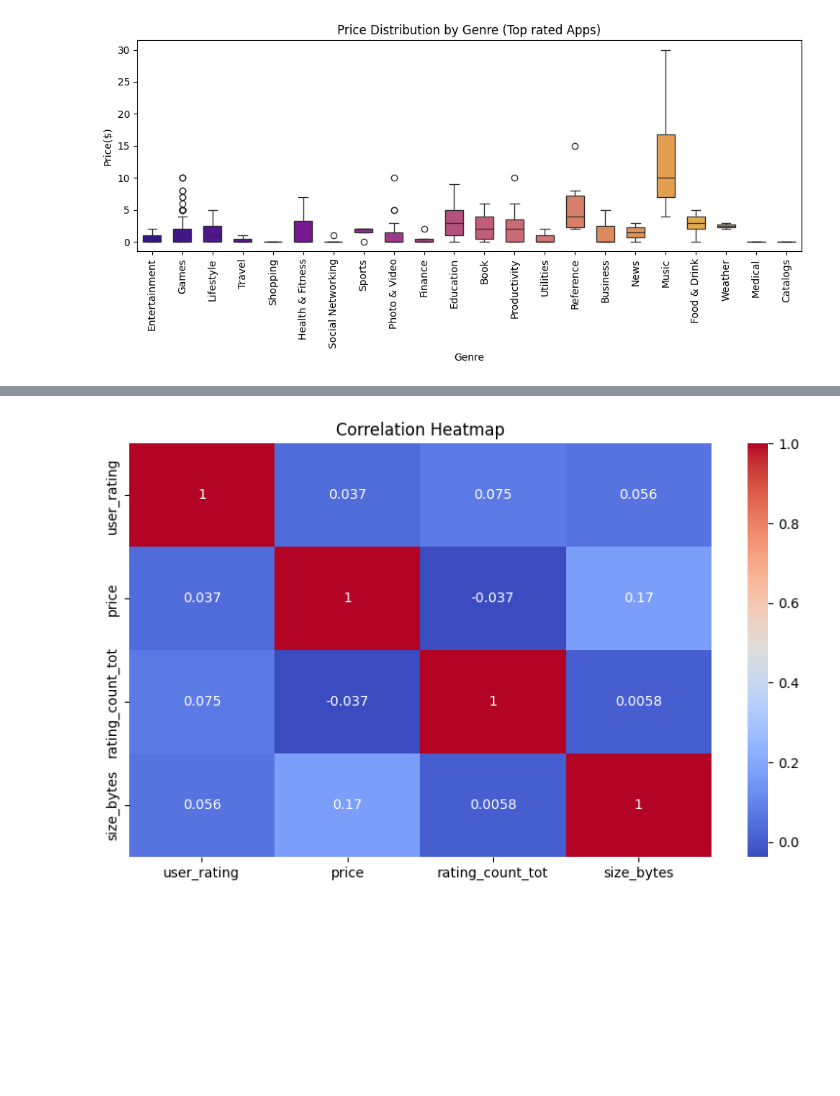
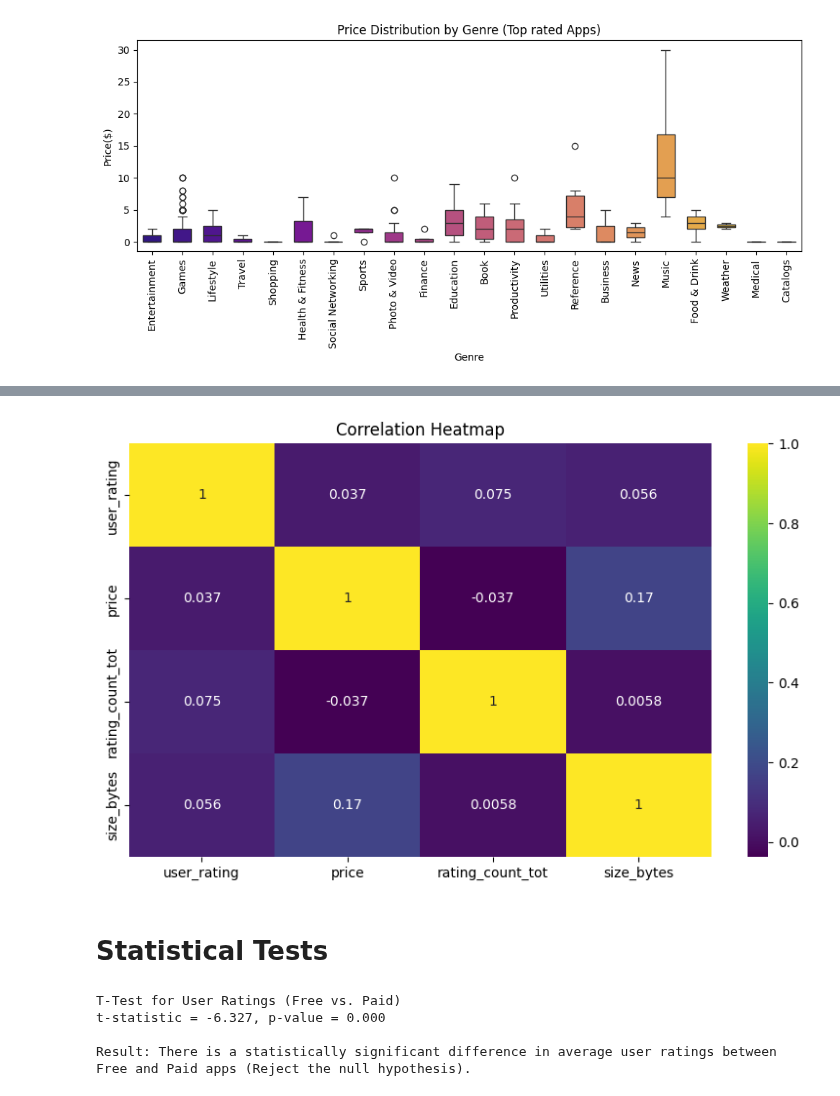
Before and after one commit to jeevithavijaykumar/Exploratory_data_analysis_using_pandas, a Jupyter notebook: AppleStore.ipynb, the cells around one changed output, grey strips where cells are left out. Drawn from its saved outputs; the diff is of its cells as text; code cells hidden in the pictures; blank space fills up the shorter version.

```diff
--- a/AppleStore.ipynb
+++ b/AppleStore.ipynb
@@ -86,7 +92,7 @@ df_paid.shape
 import re
 pattern = r'[\w\s.,!?;+*-_/()\[\]{}@#%&]+$'
 
-df_filtered = df2[df2['track_name'].str.match(pattern)]
+df_filtered = df2[df2['track_name'].str.fullmatch(pattern)]
 df_filtered.shape
 # %% [output]
 (6186, 17)
@@ -169,15 +177,11 @@ plt.show()
 [figure]
 # %%
 # Create the 'monetization' column: Free or Paid
+df_filtered = df_filtered.copy()
 df_filtered['monetization'] = np.where(df_filtered['price'] == 0, 'Free', 'Paid')
 
-# Choose the appropriate user rating column
 if 'user_rating' in df_filtered.columns:
     rating_col = 'user_rating'
 else:
     rating_col = 'user_rating_ver'
-
-rating_threshold = 4.8
-# Filter top-rated apps
-top_rated_apps = df_filtered[df_filtered[rating_col] >= rating_threshold]
 # %%
@@ -249,19 +254,3 @@ plt.tight_layout()
 plt.show()
 # %% [output]
 [figure]
-# %%
-# T-Test: Compare Average Ratings between Paid and Freemium Apps
-
-from scipy.stats import ttest_ind
-
-df_filtered.loc[:, 'price'] = pd.to_numeric(df_filtered.loc[:, 'price'], errors='coerce').fillna(0)
-
-# Create a monetization variable: if price > 0 then "Paid", otherwise "Freemium".
-df_filtered.loc[:, 'monetization'] = np.where(df_filtered.loc[:, 'price'] > 0, 'Paid', 'Freemium')
-
-free_ratings = df_filtered[df_filtered['monetization'] == 'Freemium'][rating_col]
-paid_ratings = df_filtered[df_filtered['monetization'] == 'Paid'][rating_col]
-
-t_stat, t_p = ttest_ind(free_ratings, paid_ratings, nan_policy='omit')
-print("T-Test for User Ratings (Freemium vs. Paid)")
-print(f"t-statistic = {t_stat:.3f}, p-value = {t_p:.3f}\n")
@@ -271,11 +256,0 @@ t-statistic = -6.327, p-value = 0.000
-# %%
-#Chi-Squared Test: Monetization vs. High Rating
-
-df_filtered.loc[:, 'high_rating'] = (df_filtered.loc[:, rating_col] >= 4.5).astype(int)
-
-# Create a contingency table between monetization type and high rating.
-monetization_table = pd.crosstab(df_filtered['monetization'], df_filtered['high_rating'])
-chi2_val, p_val, dof, expected = chi2_contingency(monetization_table)
-print("Chi-Squared Test (Monetization vs. High Rating)")
-print(monetization_table)
-print(f"Chi2 = {chi2_val:.3f}, p-value = {p_val:.3f}, df = {dof}\n")
@@ -301,9 +288,29 @@ plt.show()
 # %%
 # Correlation heatmap
 plt.figure(figsize=(8, 5))
-sns.heatmap(df_filtered[['user_rating', 'price', 'rating_count_tot', 'size_bytes']].corr(), annot=True, cmap='coolwarm')
+sns.heatmap(df_filtered[['user_rating', 'price', 'rating_count_tot', 'size_bytes']].corr(), annot=True, cmap='viridis')
 plt.title('Correlation Heatmap')
 plt.tight_layout()
 plt.show()
 # %% [output]
-[figure, old version]
+[figure, new version]
+# %% [markdown]
+# **Statistical Tests**
+# %%
+# T-Test: Compare Average Ratings between Paid and Freemium Apps
+df_filtered.loc[:, 'monetization'] = np.where(df_filtered['price'] == 0, 'Free', 'Paid')
+free_ratings = df_filtered[df_filtered['monetization'] == 'Free'][rating_col]
+paid_ratings = df_filtered[df_filtered['monetization'] == 'Paid'][rating_col]
+
+t_stat, t_p = ttest_ind(free_ratings, paid_ratings, nan_policy='omit')
+print("T-Test for User Ratings (Free vs. Paid)")
+print(f"t-statistic = {t_stat:.3f}, p-value = {t_p:.3f}\n")
+if t_p < 0.05:
+    print("Result: There is a statistically significant difference in average user ratings between Free and Paid apps (Reject the null hypothesis).")
+else:
+    print("Result: There is no statistically significant difference in average user ratings between Free and Paid apps (Fail to reject the null hypothesis).")
+# %% [output]
+T-Test for User Ratings (Free vs. Paid)
+t-statistic = -6.327, p-value = 0.000
+
+Result: There is a statistically significant difference in average user ratings between Free and Paid apps (Reject the null hypothesis).
```
Also changed, not shown: parts of 17 cells of this notebook.
